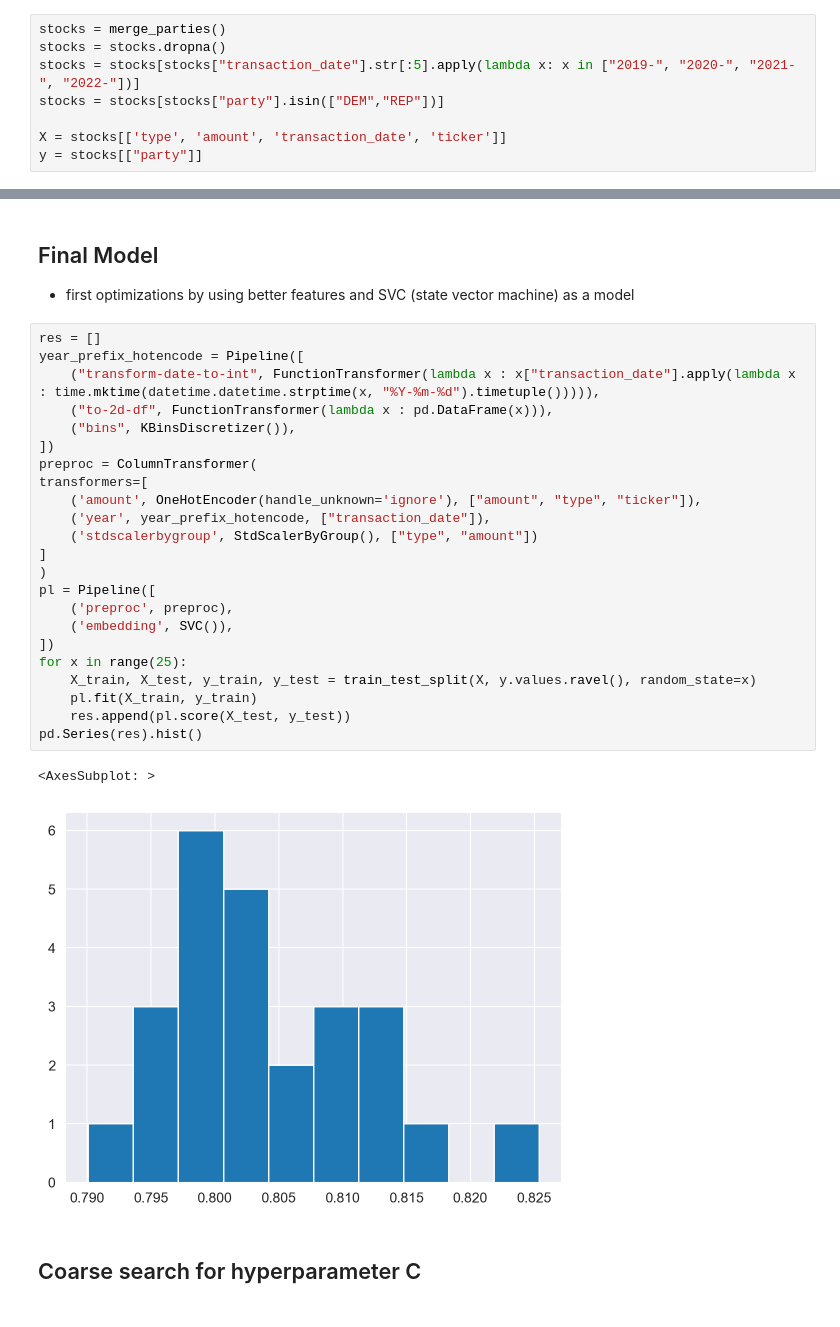
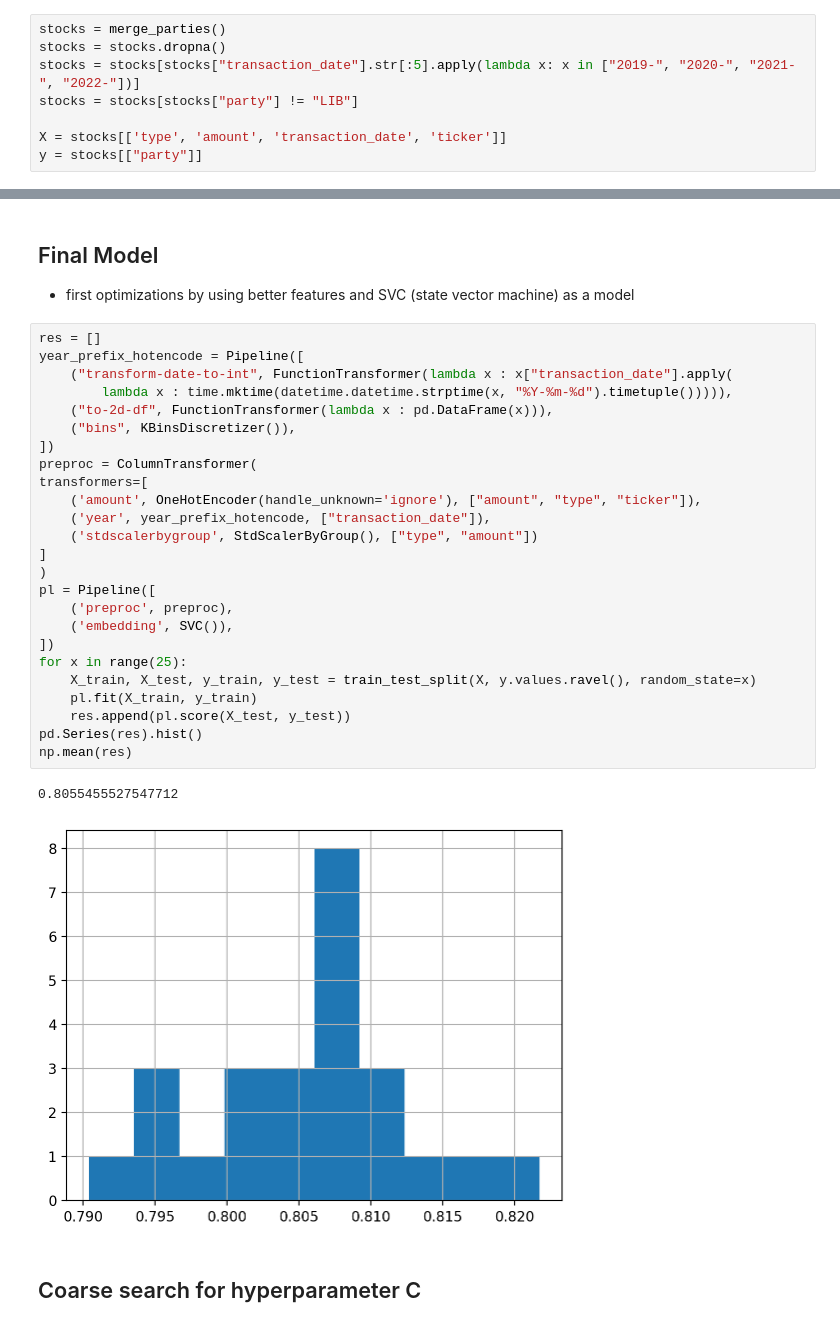
Before and after one commit to pemukl/dsc80-stock-prediction, a Jupyter notebook: stocks.ipynb, the cells around one changed output, grey strips where cells are left out. Cells and saved outputs as stored; diff of their text form.

```diff
--- a/stocks.ipynb
+++ b/stocks.ipynb
@@ -172,7 +172,7 @@ data.head()
 stocks = merge_parties()
 stocks = stocks.dropna()
 stocks = stocks[stocks["transaction_date"].str[:5].apply(lambda x: x in ["2019-", "2020-", "2021-", "2022-"])]
-stocks = stocks[stocks["party"].isin(["DEM","REP"])]
+stocks = stocks[stocks["party"] != "LIB"]
 
 X = stocks[['type', 'amount', 'transaction_date', 'ticker']]
 y = stocks[["party"]]
@@ -224,29 +224,31 @@ pd.DataFrame(res).plot.hist(bins=np.linspace(0.5, 1, 100),alpha=0.5)
 # %%
 res = []
 year_prefix_hotencode = Pipeline([
-    ("transform-date-to-int", FunctionTransformer(lambda x : x["transaction_date"].apply(lambda x : time.mktime(datetime.datetime.strptime(x, "%Y-%m-%d").timetuple())))),
+    ("transform-date-to-int", FunctionTransformer(lambda x : x["transaction_date"].apply(
+        lambda x : time.mktime(datetime.datetime.strptime(x, "%Y-%m-%d").timetuple())))),
     ("to-2d-df", FunctionTransformer(lambda x : pd.DataFrame(x))),
     ("bins", KBinsDiscretizer()),
 ])
 preproc = ColumnTransformer(
 transformers=[
     ('amount', OneHotEncoder(handle_unknown='ignore'), ["amount", "type", "ticker"]),
     ('year', year_prefix_hotencode, ["transaction_date"]),
     ('stdscalerbygroup', StdScalerByGroup(), ["type", "amount"])
 ]
 )
 pl = Pipeline([
     ('preproc', preproc),
     ('embedding', SVC()),
 ])
 for x in range(25):
     X_train, X_test, y_train, y_test = train_test_split(X, y.values.ravel(), random_state=x)
     pl.fit(X_train, y_train)
     res.append(pl.score(X_test, y_test))
 pd.Series(res).hist()
+np.mean(res)
 # %% [output]
-<AxesSubplot: >
+0.8055455527547712
-[figure, old version]
+[figure, new version]
 # %% [markdown]
 ## Coarse search for hyperparameter C
 # %%
```
Also changed, not shown: parts of 17 cells of this notebook, 8 other files.
